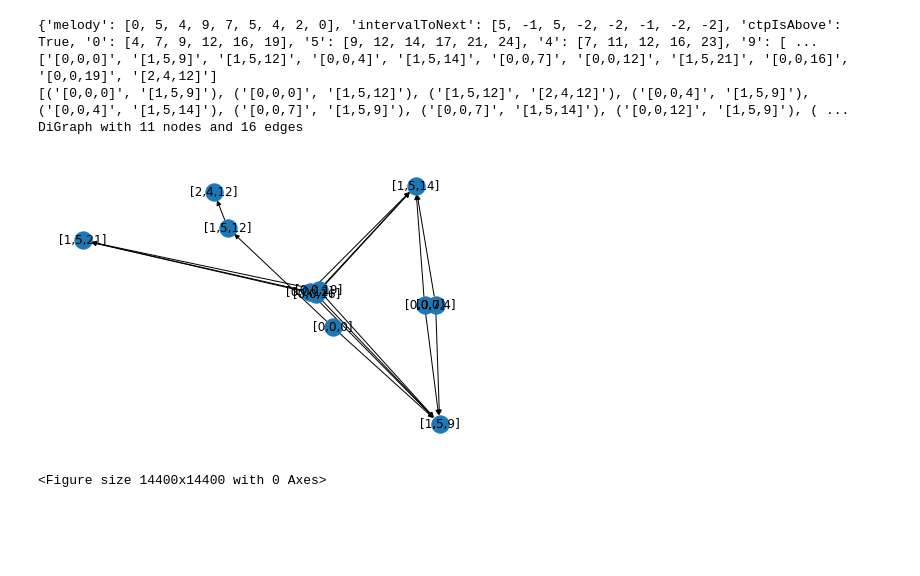
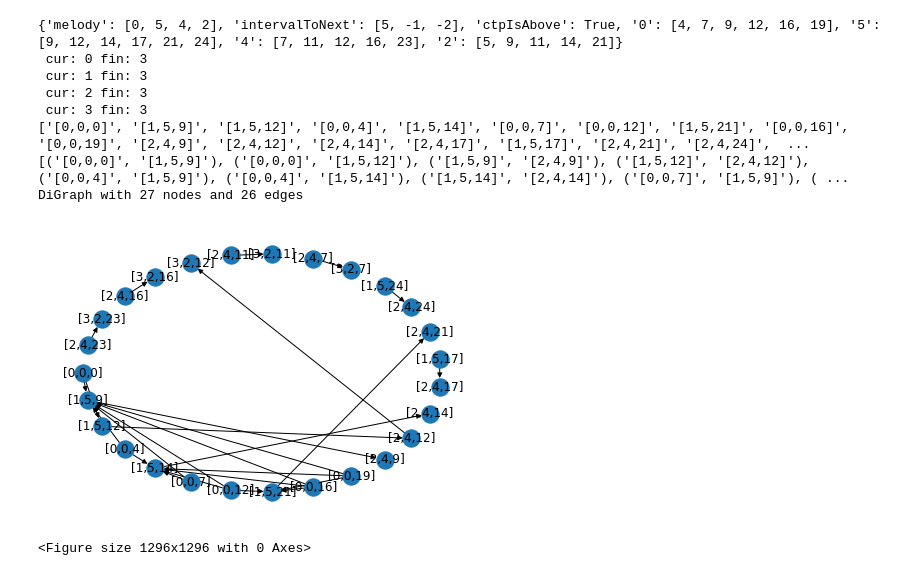
Before and after one commit to kainenw/counterpoint, a Jupyter notebook: graph.ipynb, the cells around one changed output. Saved outputs shown, nothing was run; the diff lists cells and outputs as text; code cells hidden in the pictures; blank space fills up the shorter version.

```diff
--- a/graph.ipynb
+++ b/graph.ipynb
@@ -4,9 +4,6 @@ import networkx as nx
 import classes as c
 
 def visualize(G):
-  nx.draw_spring(G, with_labels = True)
-  matplotlib.pyplot.figure(figsize = (200,200))
-
-def removeIsolates(G):
-  isolates = list(nx.isolates(G))
-  G.remove_nodes_from(isolates)
+  nx.random_layout(G)
+  nx.draw_shell(G, with_labels = True)
+  matplotlib.pyplot.figure(figsize = (2^16,2^16))
@@ -28,6 +25,8 @@ def addNodeAndEdge(G, melodyData, curNoteIndex, posOverride = False):
       prevCtps = posOverride
     else:
       prevCtps = melodyData[str(nextCf)]
+  elif(curNoteIndex == lastNoteIndex):
+    prevCtps = posOverride
   else:
     nextCf = None
     nextCtp = None
@@ -93,18 +104,26 @@ def pruneLeaves(G, finalIndex):
+# %%
+def removeNodes(G, finalNote, finalIndex, finalNodes):
+  removeIsolates(G)
+  xTheNode(G, finalNote, finalIndex, finalNodes)
+  """ pruneLeaves(G, finalIndex) """
+  # too strong
 # %%
 
 def constructInitialGraph(melodyData, willPrint = False):
   melody = melodyData['melody']
   G = nx.DiGraph()
-  nx.draw_spectral(G)
+  """ nx.draw_spectral(G) """
   prevNote = None
   curNoteIndex = 0
   finalIndex = len(melody) - 1
+
   for note in melody:
+    print(" cur: " + str(curNoteIndex) + " fin: " + str(finalIndex))
     nextCf = curNoteIndex + 1
     nextMoves = []
     if(curNoteIndex < finalIndex):
       nextMoves = melodyData[str(melody[nextCf])]
-    validMoves = []
+      validMoves = []
     #special cases for first and last nodes
     if(curNoteIndex == 0):
       if melodyData['ctpIsAbove']:
@@ -135,15 +154,8 @@ def constructInitialGraph(melodyData, willPrint = False):
         else:
           if G.has_node(possString):
             G.remove_node(possString)
-    curNoteIndex += 1
-  xTheNode(G, melody[finalIndex], finalIndex, finalCtp)
-  pruneLeaves(G, finalIndex)
-  removeIsolates(G)
-  pruneLeaves(G, finalIndex)
-  removeIsolates(G)
-  xTheNode(G, melody[finalIndex], finalIndex, finalCtp)
-  removeIsolates(G)
-  xTheNode(G, melody[finalIndex], finalIndex, finalCtp)
+    curNoteIndex = nextCf
+  removeNodes(G, melody[finalIndex], finalIndex, finalCtp)
   if willPrint:
     print(G.nodes)
     print(G.edges)
@@ -151,15 +163,21 @@ def constructInitialGraph(melodyData, willPrint = False):
 # %%
 from classes import getAllCombos
 
-combos = getAllCombos([0,5,4,9,7,5,4,2,0], True)
+# only goes to index 2
+combos = getAllCombos([0,5,4,2], True)
 print(combos)
 G = constructInitialGraph(combos, True)
+
 visualize(G)
 print(G)
 # %% [output]
-{'melody': [0, 5, 4, 9, 7, 5, 4, 2, 0], 'intervalToNext': [5, -1, 5, -2, -2, -1, -2, -2], 'ctpIsAbove': True, '0': [4, 7, 9, 12, 16, 19], '5': [9, 12, 14, 17, 21, 24], '4': [7, 11, 12, 16, 23], '9': [ ...
-['[0,0,0]', '[1,5,9]', '[1,5,12]', '[0,0,4]', '[1,5,14]', '[0,0,7]', '[0,0,12]', '[1,5,21]', '[0,0,16]', '[0,0,19]', '[2,4,12]']
-[('[0,0,0]', '[1,5,9]'), ('[0,0,0]', '[1,5,12]'), ('[1,5,12]', '[2,4,12]'), ('[0,0,4]', '[1,5,9]'), ('[0,0,4]', '[1,5,14]'), ('[0,0,7]', '[1,5,9]'), ('[0,0,7]', '[1,5,14]'), ('[0,0,12]', '[1,5,9]'), ( ...
-DiGraph with 11 nodes and 16 edges
+{'melody': [0, 5, 4, 2], 'intervalToNext': [5, -1, -2], 'ctpIsAbove': True, '0': [4, 7, 9, 12, 16, 19], '5': [9, 12, 14, 17, 21, 24], '4': [7, 11, 12, 16, 23], '2': [5, 9, 11, 14, 21]}
+ cur: 0 fin: 3
+ cur: 1 fin: 3
+ cur: 2 fin: 3
+ cur: 3 fin: 3
+['[0,0,0]', '[1,5,9]', '[1,5,12]', '[0,0,4]', '[1,5,14]', '[0,0,7]', '[0,0,12]', '[1,5,21]', '[0,0,16]', '[0,0,19]', '[2,4,9]', '[2,4,12]', '[2,4,14]', '[2,4,17]', '[1,5,17]', '[2,4,21]', '[2,4,24]',  ...
+[('[0,0,0]', '[1,5,9]'), ('[0,0,0]', '[1,5,12]'), ('[1,5,9]', '[2,4,9]'), ('[1,5,12]', '[2,4,12]'), ('[0,0,4]', '[1,5,9]'), ('[0,0,4]', '[1,5,14]'), ('[1,5,14]', '[2,4,14]'), ('[0,0,7]', '[1,5,9]'), ( ...
+DiGraph with 27 nodes and 26 edges
-[figure, old version]
+[figure, new version]
-<Figure size 14400x14400 with 0 Axes>
+<Figure size 1296x1296 with 0 Axes>
```
Also changed, not shown: parts of 4 cells of this notebook, 1 other file.
